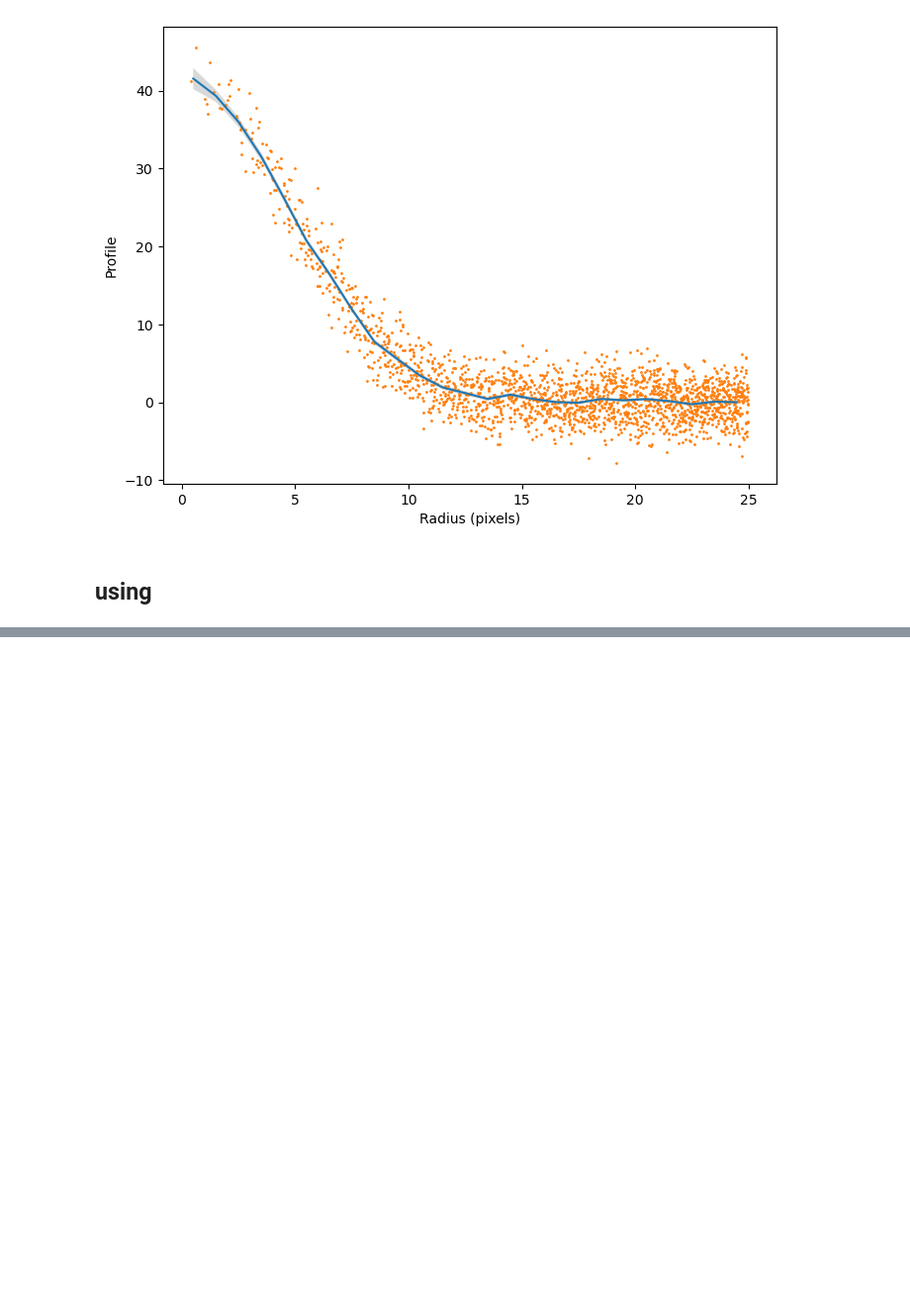
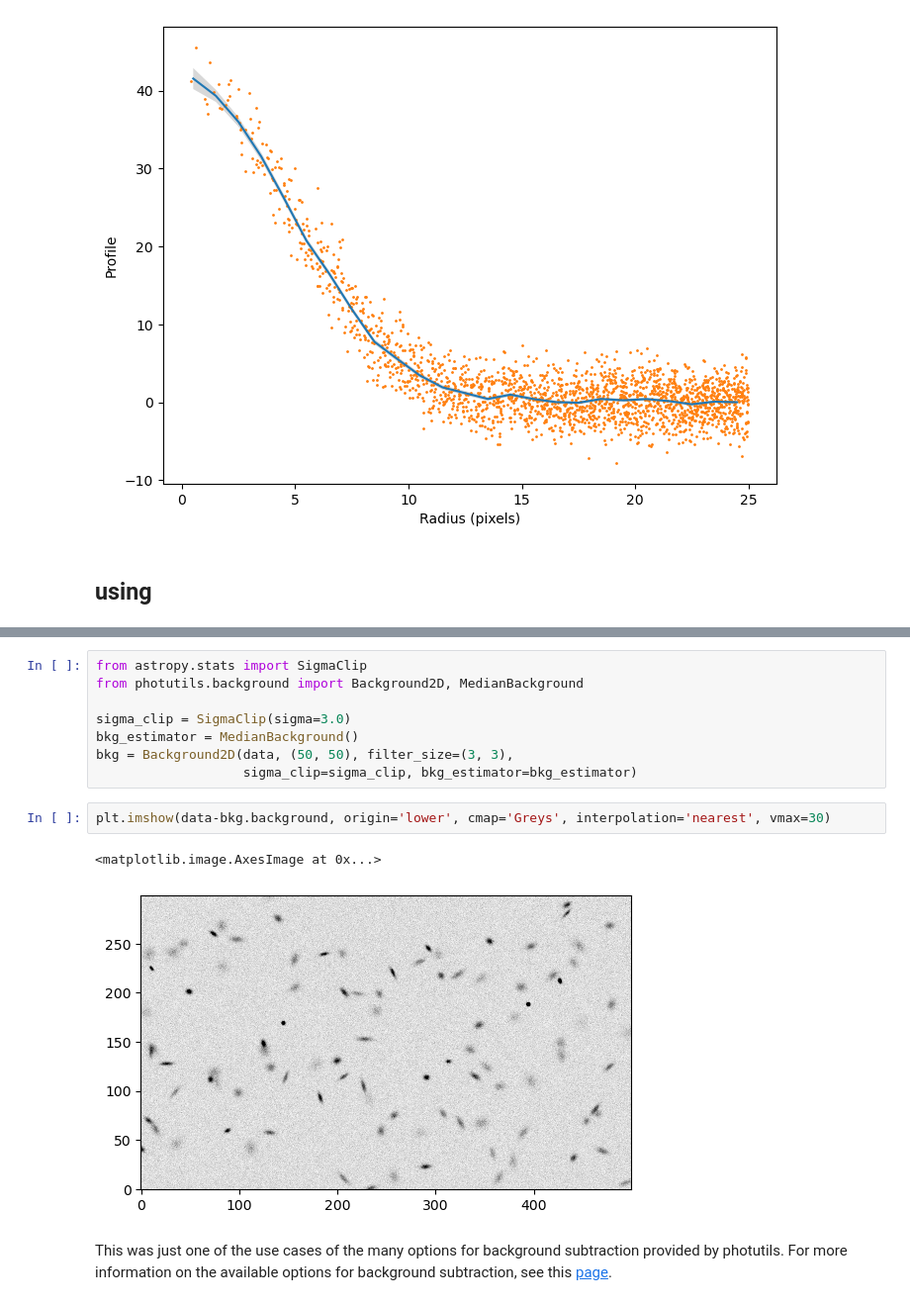
Before and after one commit to devkhullar/LetsFindStars, a Jupyter notebook: FindStars.ipynb, the cells around one changed output, grey strips where cells are left out. Shown at 99% size. Cells and saved outputs as stored; diff of their text form; blank space fills up the shorter version.

```diff
--- a/FindStars.ipynb
+++ b/FindStars.ipynb
@@ -207,0 +221,15 @@ Number of stars found: 315
+# %%
+from astropy.stats import SigmaClip
+from photutils.background import Background2D, MedianBackground
+
+sigma_clip = SigmaClip(sigma=3.0)
+bkg_estimator = MedianBackground()
+bkg = Background2D(data, (50, 50), filter_size=(3, 3),
+                   sigma_clip=sigma_clip, bkg_estimator=bkg_estimator)
+# %%
+plt.imshow(data-bkg.background, origin='lower', cmap='Greys', interpolation='nearest', vmax=30)
+# %% [output]
+<matplotlib.image.AxesImage at 0x...>
+[figure, added]
+# %% [markdown]
+This was just one of the use cases of the many options for background subtraction provided by photutils. For more information on the available options for background subtraction, see this [page](https://photutils.readthedocs.io/en/stable/user_guide/background.html#d-background-and-noise-estimation).
```
Also changed, not shown: parts of 40 cells of this notebook, 1 other file.
